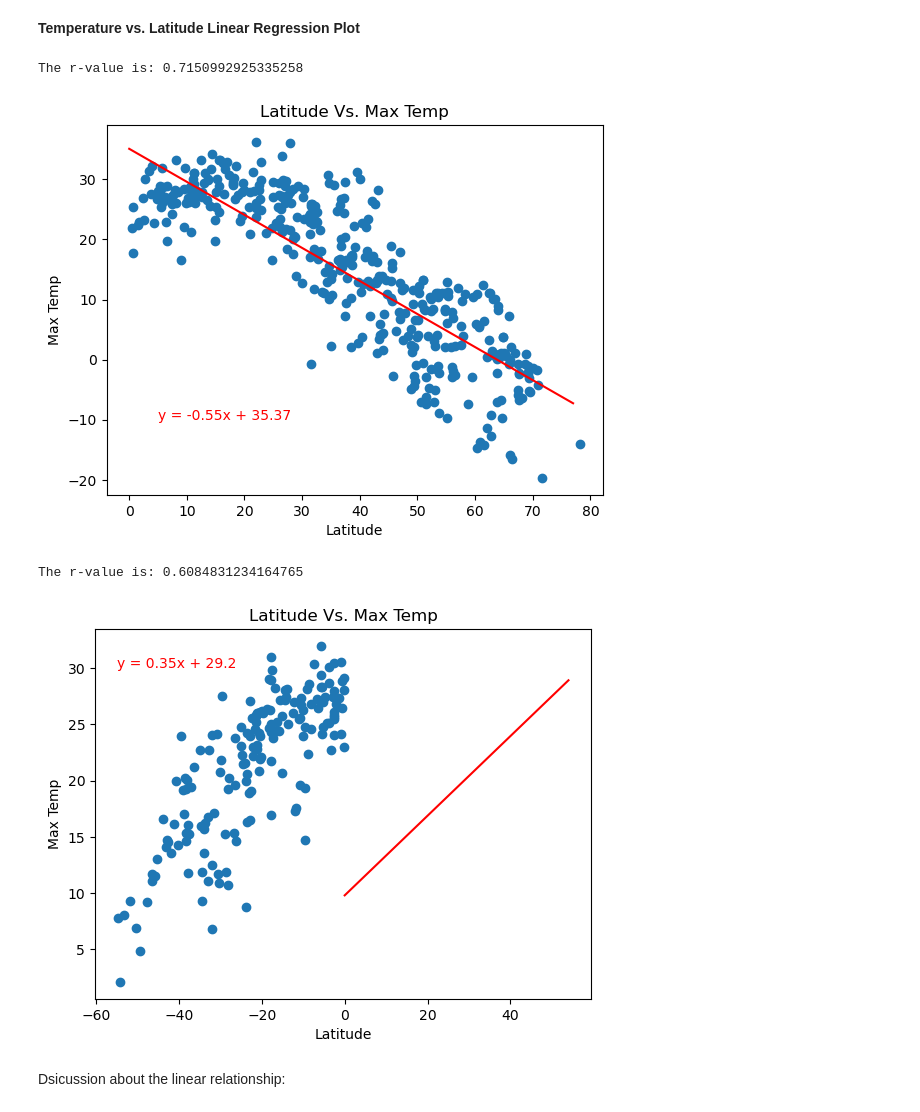
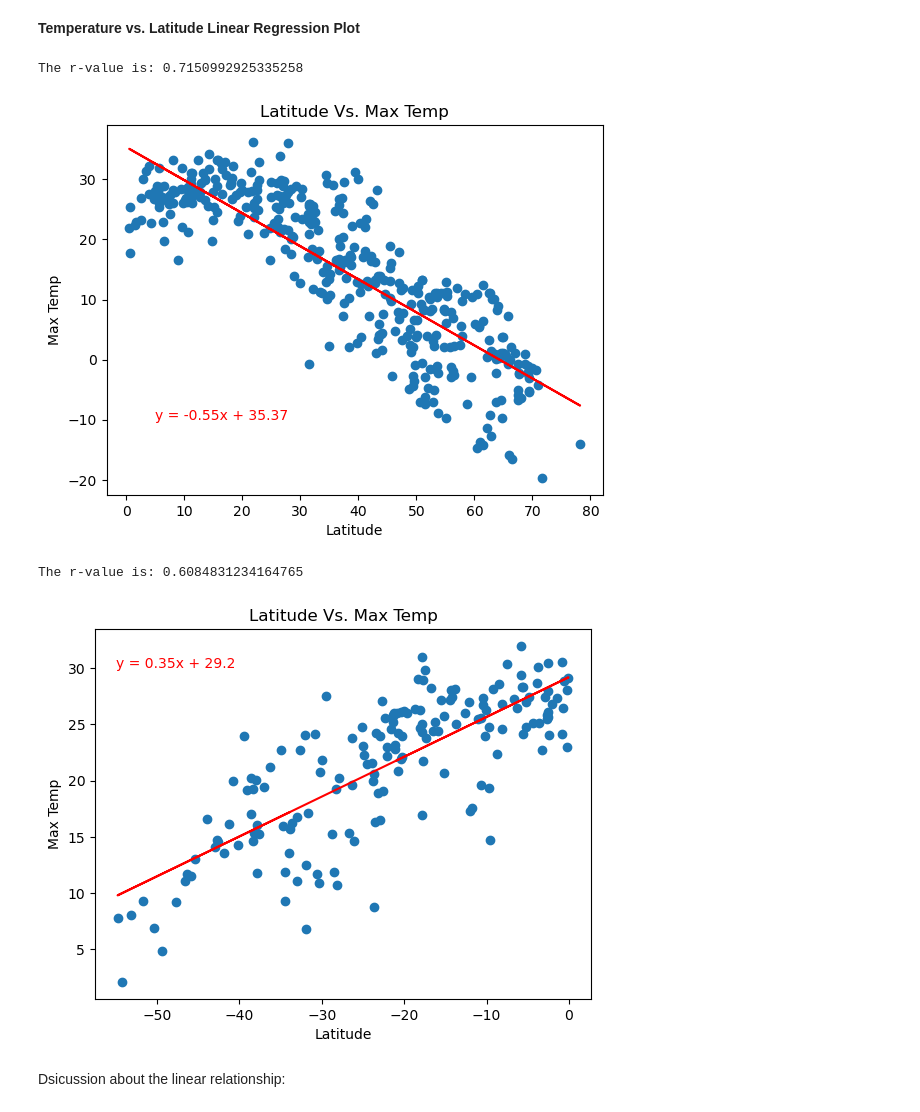
Before and after one commit to m-janssens-boop/python_api_challenge, a Jupyter notebook: WeatherPy/WeatherPy.ipynb, the cells around one changed output. Cells and saved outputs as stored; diff of their text form; code cells hidden in the pictures.

Commit message:
updated lin regress function

```diff
--- a/WeatherPy/WeatherPy.ipynb
+++ b/WeatherPy/WeatherPy.ipynb
@@ -282,3 +262,30 @@ def l_regression(x, y, y_label, xy_annotate):
+# %%
+#test linear regression function from hint
+
+def plot_linearregression(x_values, y_values, y_label, annotation_loc):
+    # Create a linear regression model and fit it to your x and actual y values
+    (slope, intercept, rvalue, pvalue, stderr) = linregress(x_values, y_values)
+    # Calculate the predicted y values using the equation of a line
+    predicted_y = slope*x_values + intercept
+    # Create a string of the line equation
+    line_eq = f"y = {round(slope, 2)}x + {round(intercept, 2)}"
+    # Generate a scatter plot for your x and actual y values
+    plt.scatter(x_values, y_values)
+    # Generate a line for your x and predicted y values
+    plt.plot(x_values, predicted_y, color = 'r')
+    # Create an annotation that shows the line equation string at annotation_loc
+    plt.annotate(line_eq, annotation_loc, color = 'r')
+    # Add an x label and y label (y_label was a string input for this function)
+    plt.title(f'Latitude Vs. {y_label}')
+    plt.xlabel('Latitude')
+    plt.ylabel(f'{y_label}')
+    # Print R^2
+    R_squared = rvalue*rvalue
+    print(f"The r-value is: {R_squared}")
+
+    plt.savefig(f"output_data/lat_vs_{y_label}_reg.png")
+
+    plt.show()
 # %%
 # Create a DataFrame with the Northern Hemisphere data (Latitude >= 0)
 northern_hemi_df = city_data_df.copy()
@@ -316,24 +323,20 @@ southern_hemi_df.head()
 
 n_lat = northern_hemi_df['Lat']
 n_max_temp = northern_hemi_df['Max Temp']
-x_min = 0
-xy_annotate = (5, -10)
 
-l_regression(n_lat, n_max_temp, 'Max Temp', xy_annotate)
+plot_linearregression(n_lat, n_max_temp, 'Max Temp', (5, -10))
 # %% [output]
 The r-value is: 0.7150992925335258
-[figure, old version]
+[figure, new version]
 # %%
 # Linear regression on Southern Hemisphere
 s_lat = southern_hemi_df['Lat']
 s_max_temp = southern_hemi_df['Max Temp']
-x_min = -60
-xy_annotate = (-55, 30)
 
-l_regression(s_lat, s_max_temp, 'Max Temp', xy_annotate)
+plot_linearregression(s_lat, s_max_temp, 'Max Temp', (-55, 30))
 # %% [output]
 The r-value is: 0.6084831234164765
-[figure, old version]
+[figure, new version]
 # %% [markdown]
 Dsicussion about the linear relationship:
 # %% [markdown]
```
Also changed, not shown: parts of 5 cells of this notebook, 1 other file.
